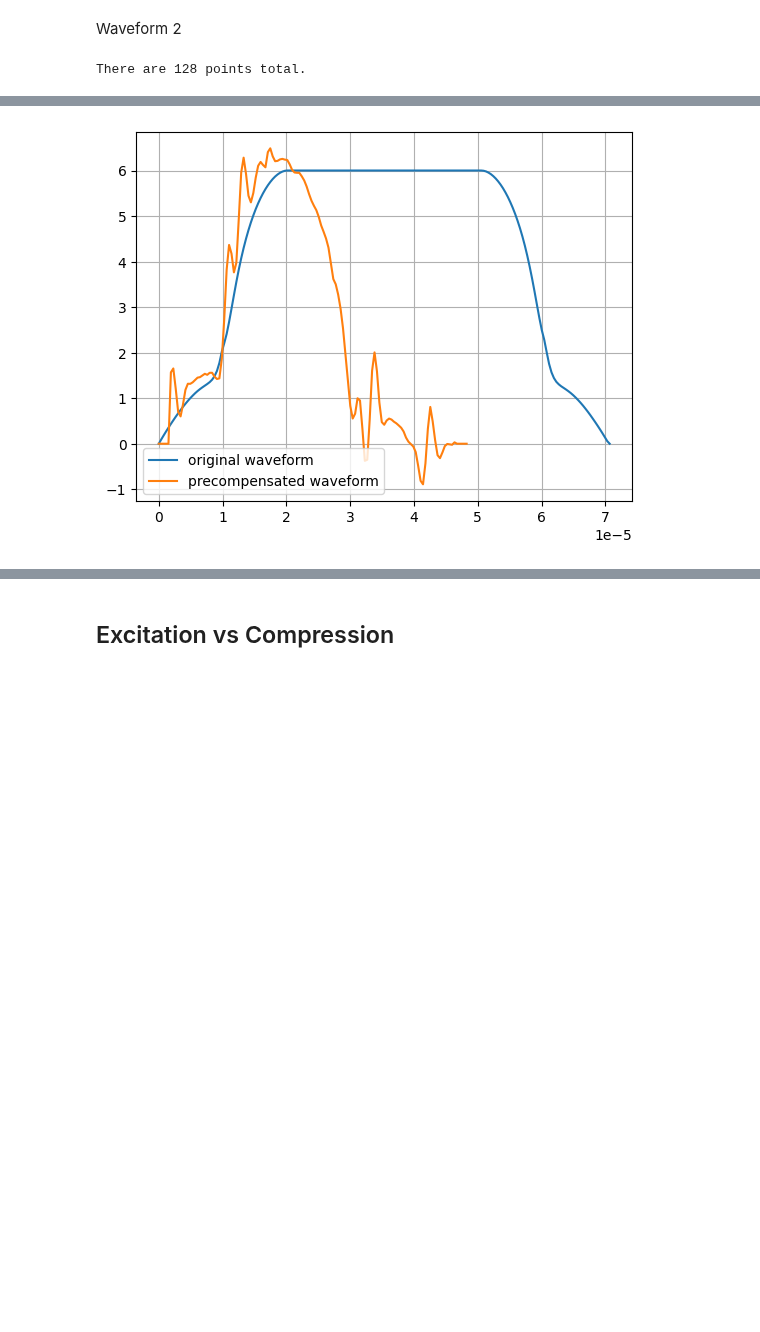
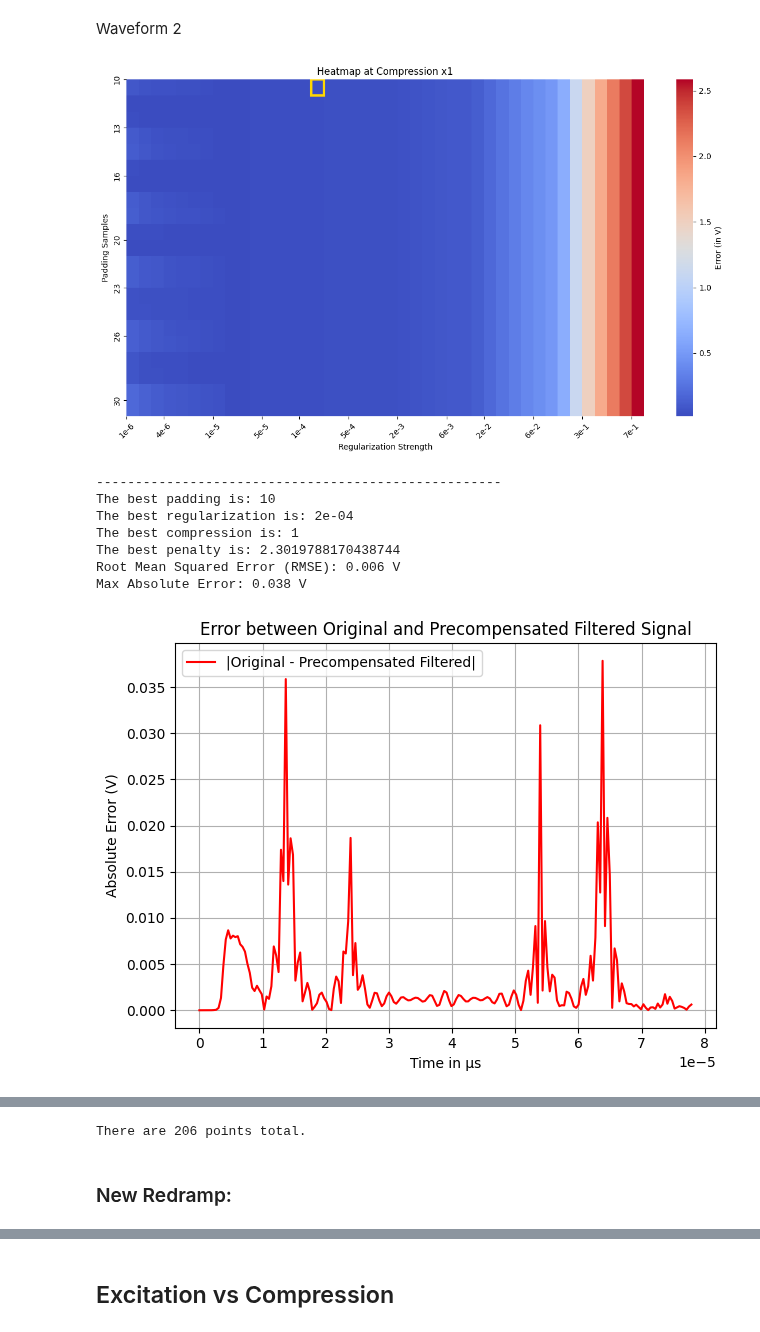
Before and after one commit to OnekaSingh/QC-Filter-Precompensation, a Jupyter notebook: Oneka/reworked.ipynb, the cells around one changed output, grey strips where cells are left out. Saved outputs shown, nothing was run; the diff lists cells and outputs as text; code cells hidden in the pictures; blank space fills up the shorter version.

```diff
--- a/Oneka/reworked.ipynb
+++ b/Oneka/reworked.ipynb
@@ -719,7 +741,7 @@ Waveform 2
 # %%
 # waveform data:
 waveform = waveform_2
-time_array, waveform = FilterSimulation().pre_setup(waveform, waveform_size)
+time_array, waveform = FilterSimulation().pre_setup(waveform, waveform_size, wait_time)
 
 # already optimized (by waveform 1):
 compress = best_params[0]
@@ -727,32 +749,49 @@ pad = best_params[1]
 reg = best_params[2]
 error = best_params[3]
 
 # setup waveform:
 time, original = FilterSimulation().setup(time_array, waveform, compress, pad)
 
 # begin filter simulation:
 # -- filtered
 filtered = FilterSimulation().convolution(original)
 shift_f = np.arange(len(filtered)) * time_step
 filtered = FilterSimulation().interpolation(time, shift_f, filtered)
 
 # -- precompensated setup
 precompensated = FilterSimulation().precompensation(original, reg, pad)
 precompensated = precompensated[:len(original)]
 precompensated = FilterSimulation().trimming(original, precompensated, pad)
 
 # -- precompensated filtered
 precompensated_filtered = FilterSimulation().convolution(precompensated)
 shift_p = np.arange(len(precompensated_filtered)) * time_step
 precompensated_filtered = FilterSimulation().interpolation(time, shift_p, precompensated_filtered)
 
 # -- precompensated unfiltered
 shift_p_unfiltered = np.arange(len(precompensated)) * time_step
 precompensated_unfiltered = FilterSimulation().interpolation(time, shift_p_unfiltered, precompensated)
 
+# -- results:
+compression_grids = Optimize().get_grids(time_array, waveform, best_params)
+Optimize().heatmap(best_params, compression_grids, reg_array)
+Optimize().error_plotter(time, original, precompensated_filtered, best_params) # <-- error checker
+Optimize().tradeoff_plot(time_array, waveform, best_params)
+FilterSimulation().plotter(original, time, filtered, precompensated_unfiltered, precompensated_filtered)
+FilterSimulation().scatter_plot(time, precompensated)
 print(f'There are', len(original),'points total.')
 
 # setup for redramp preparation:
-waveform_2 = precompensated_unfiltered
+new_time = time
+waveform_2_orig = precompensated_filtered
+waveform_2_precomp = precompensated_unfiltered
 # %% [output]
+[figure, added]
-There are 128 points total.
+----------------------------------------------------
+The best padding is: 10
+The best regularization is: 2e-04
+The best compression is: 1
+The best penalty is: 2.3019788170438744
+Root Mean Squared Error (RMSE): 0.006 V
+Max Absolute Error: 0.038 V
+[figure, added]
@@ -759,10 +801,3 @@ There are 128 points total.
+There are 206 points total.
-# %%
-original_redramp = np.load('redramp.npy')
-
-plt.plot(original_redramp[0], original_redramp[1]+6, label = 'original waveform')
-plt.plot(new_time, waveform_1, label = 'precompensated waveform')
-plt.legend()
-plt.grid(True)
-plt.show()
-# %% [output]
-[figure, removed]
+# %% [markdown]
+### New Redramp:
```
Also changed, not shown: parts of 18 cells of this notebook.
